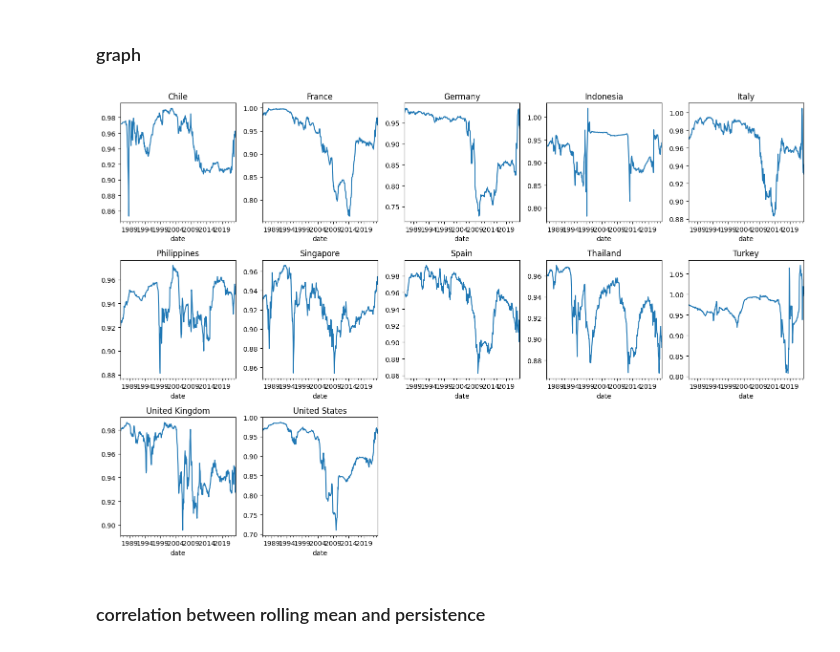
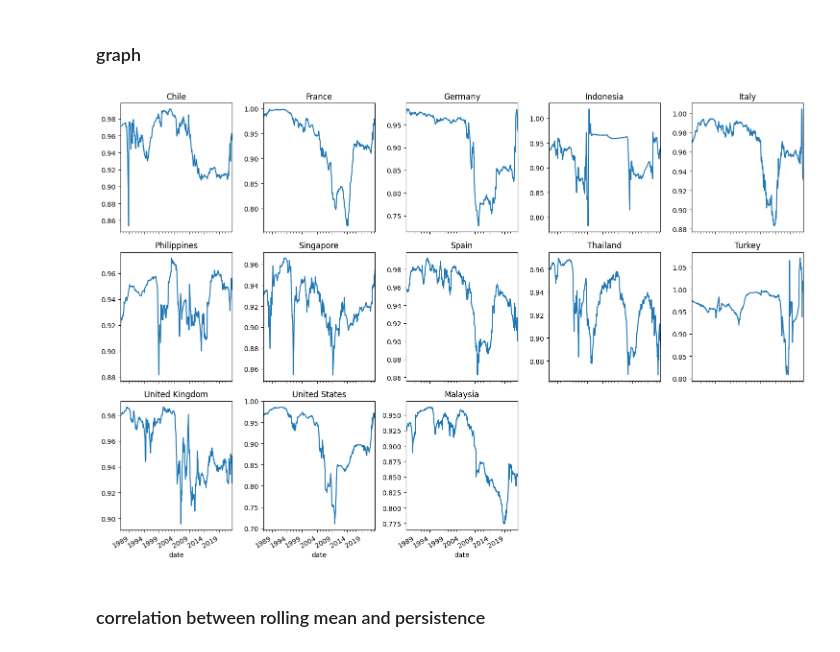
Before and after one commit to ziyun26/msia-inflation-persist, a Jupyter notebook: analysis_country.ipynb, the cells around one changed output. Saved outputs shown, nothing was run; the diff lists cells and outputs as text; code cells hidden in the pictures.

Commit message:
finalise the graph

```diff
--- a/analysis_country.ipynb
+++ b/analysis_country.ipynb
@@ -183,38 +183,40 @@ country_df
 # %% [markdown]
 ### graph
 # %%
-# Calculate the number of subplots based on the number of columns in 'rho_full_3'
+# Calculate the number of subplots based on the number of columns
 num_columns = len(rolling_rho_country.columns)
-num_subplots = min(4 * 3, num_columns)  # Ensure the number of subplots doesn't exceed the number of columns
+num_subplots = min(5 * 3, num_columns)  # Ensure the number of subplots doesn't exceed the number of columns
 
 # Create the subplots
 fig, axes = plt.subplots(nrows=3, ncols=5, figsize=(15, 10))
 
 # Flatten the axes array to easily loop through each subplot
 axes = axes.flatten()
 
 # Loop through each subplot and plot the horizontal line at y=0.5
 for i, ax in enumerate(axes):
     if i < num_subplots:
         # Get the column name corresponding to this subplot
         col_name = rolling_rho_country.columns[i]
 
         # Plot the DataFrame subplot
         rolling_rho_country[col_name].plot(ax=ax)
 
         # Set the subplot title to the column name
         ax.set_title(col_name.replace("_"," ").title())
+
+        fig.autofmt_xdate()
     else:
         # If there are more subplots than columns, remove the empty subplot
         fig.delaxes(ax)
 
 # Adjust layout to prevent overlapping titles
 plt.tight_layout()
 
 # Show the plot
 plt.show()
 # %% [output]
-[figure, old version]
+[figure, new version]
 # %% [markdown]
 ### correlation between rolling mean and persistence
 # %%
```
